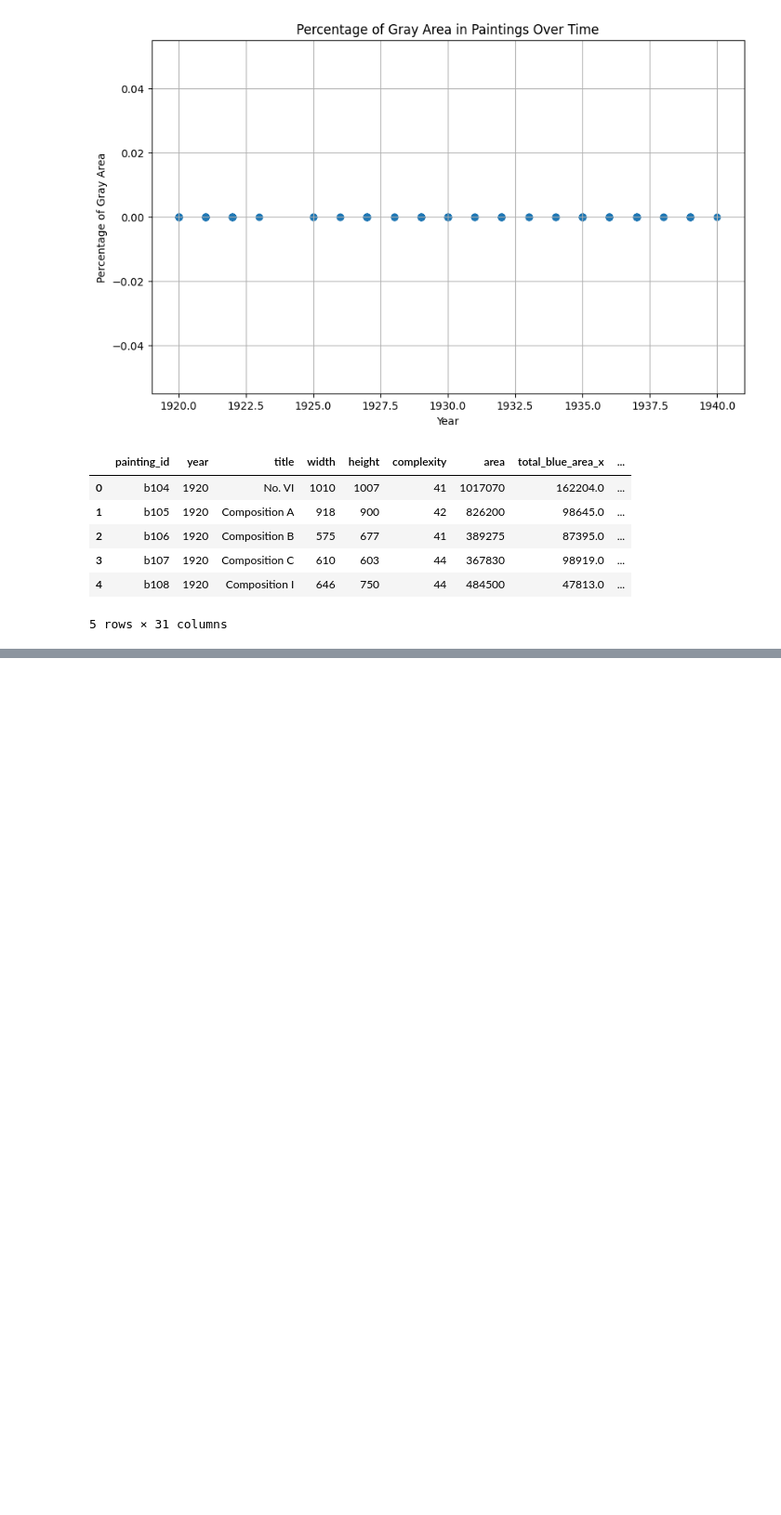
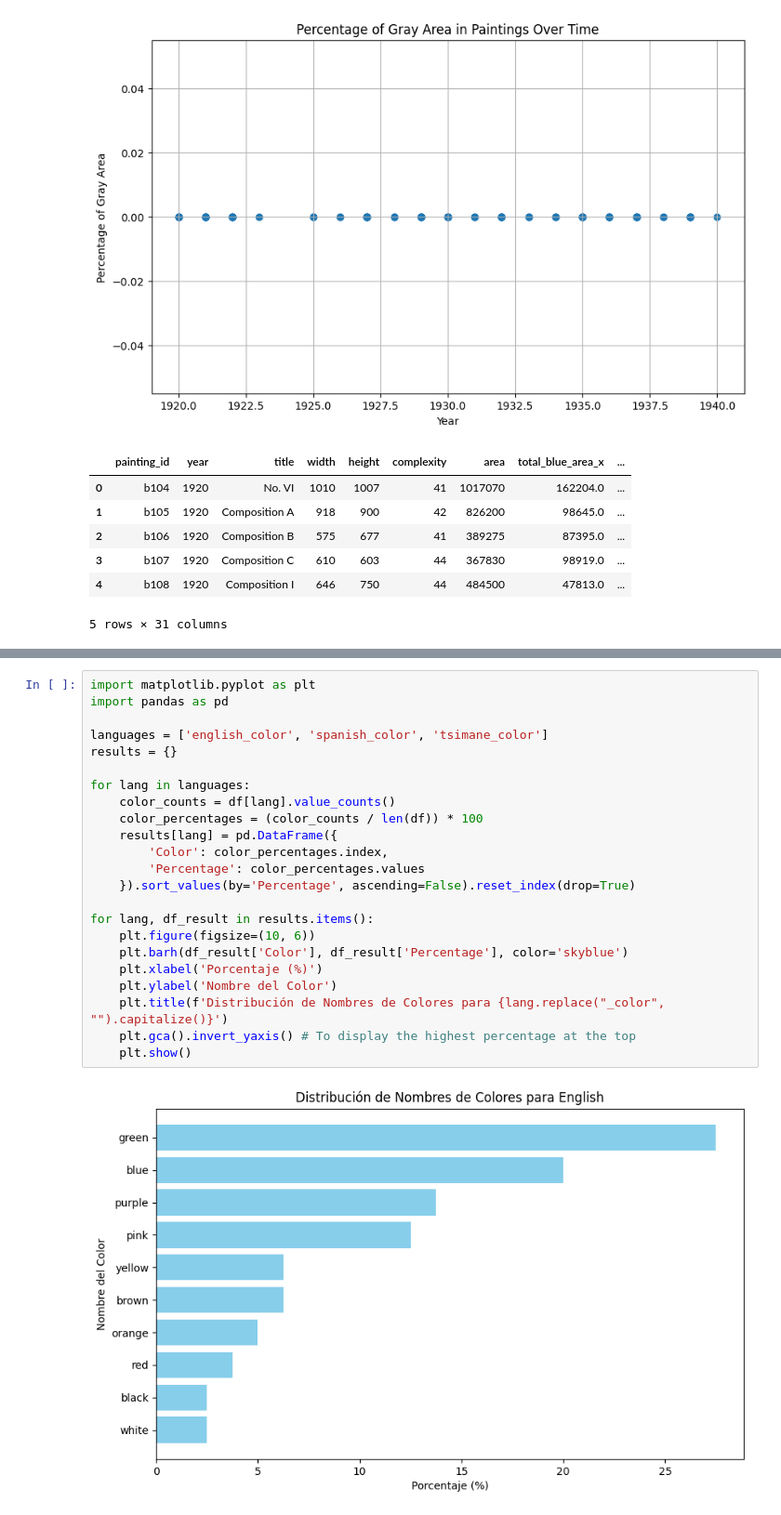
Before and after one commit to LuisAlonsoXP/Mineria_DE_Datos, a Jupyter notebook: mineria.ipynb, the cells around one changed output, grey strips where cells are left out. Shown at 93% size. Drawn from its saved outputs; the diff is of its cells as text; blank space fills up the shorter version.

```diff
--- a/mineria.ipynb
+++ b/mineria.ipynb
@@ -2047,0 +2208,25 @@ painting_info.head()
+# %%
+import matplotlib.pyplot as plt
+import pandas as pd
+
+languages = ['english_color', 'spanish_color', 'tsimane_color']
+results = {}
+
+for lang in languages:
+    color_counts = df[lang].value_counts()
+    color_percentages = (color_counts / len(df)) * 100
+    results[lang] = pd.DataFrame({
+        'Color': color_percentages.index,
+        'Percentage': color_percentages.values
+    }).sort_values(by='Percentage', ascending=False).reset_index(drop=True)
+
+for lang, df_result in results.items():
+    plt.figure(figsize=(10, 6))
+    plt.barh(df_result['Color'], df_result['Percentage'], color='skyblue')
+    plt.xlabel('Porcentaje (%)')
+    plt.ylabel('Nombre del Color')
+    plt.title(f'Distribución de Nombres de Colores para {lang.replace("_color", "").capitalize()}')
+    plt.gca().invert_yaxis() # To display the highest percentage at the top
+    plt.show()
+# %% [output]
+[figure, added]
```
Also changed, not shown: parts of 18 cells of this notebook.
